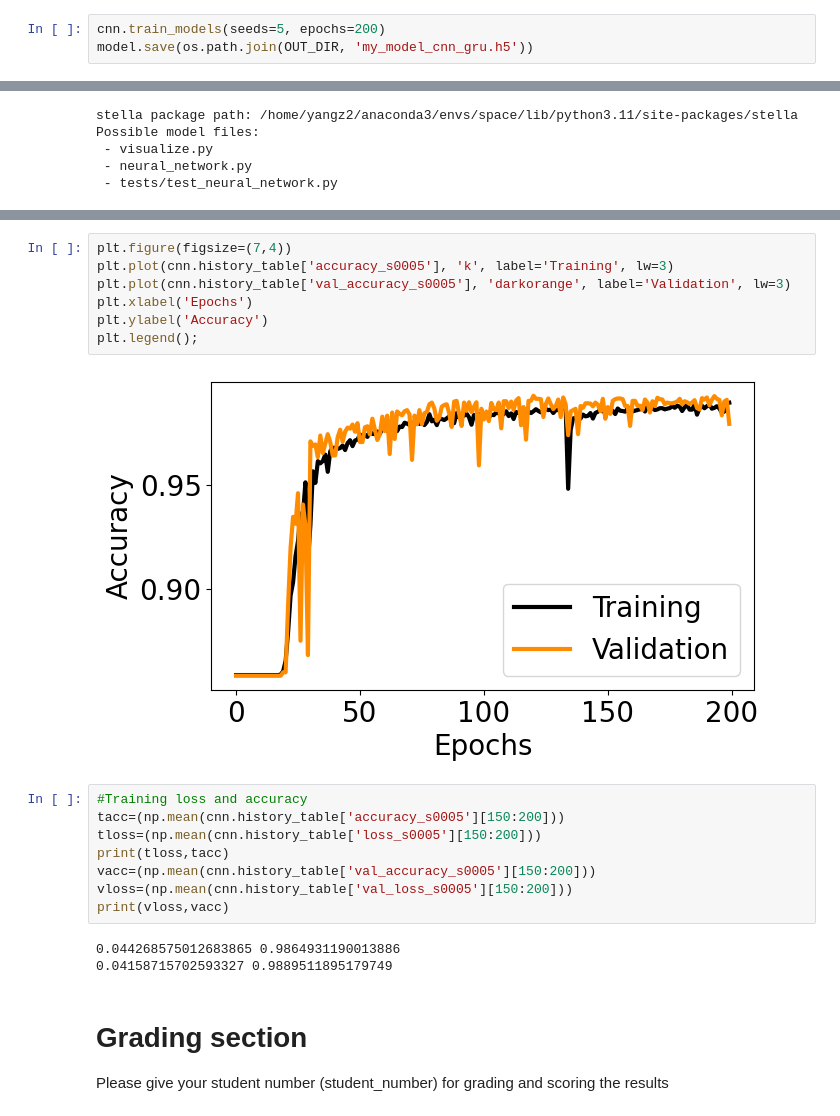
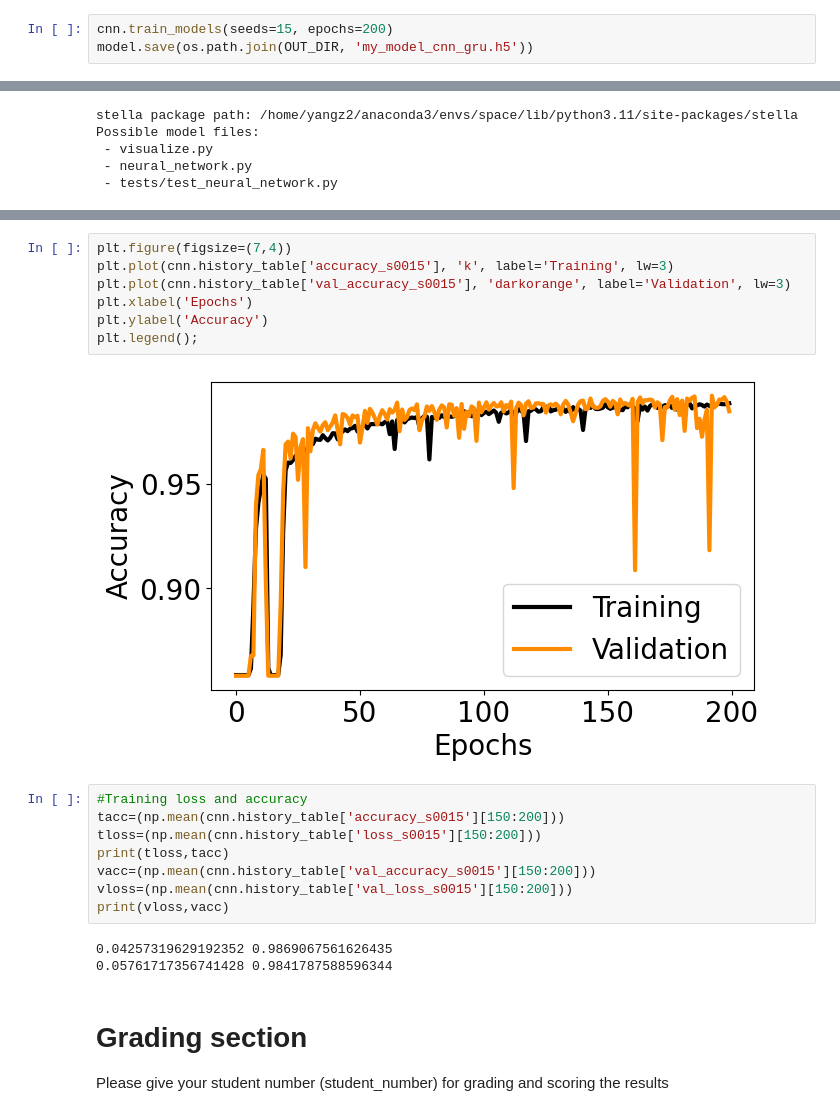
Before and after one commit to yzy1997/space_universe, a Jupyter notebook: Assign3/buildCNN_new.ipynb, the cells around one changed output, grey strips where cells are left out. Cells and saved outputs as stored; diff of their text form.

```diff
--- a/Assign3/buildCNN_new.ipynb
+++ b/Assign3/buildCNN_new.ipynb
@@ -147,7 +170,7 @@ cnn = stella.ConvNN(output_dir=OUT_DIR, ds=ds, optimizer='Adam', layers=model.la
 # %% [markdown]
 Training the model
 # %%
-cnn.train_models(seeds=5, epochs=200)
+cnn.train_models(seeds=15, epochs=200)
 model.save(os.path.join(OUT_DIR, 'my_model_cnn_gru.h5'))
 # %% [output]
 Model: "sequential"
@@ -316,23 +339,23 @@ plt.legend();
 # %%
 plt.figure(figsize=(7,4))
-plt.plot(cnn.history_table['accuracy_s0005'], 'k', label='Training', lw=3)
-plt.plot(cnn.history_table['val_accuracy_s0005'], 'darkorange', label='Validation', lw=3)
+plt.plot(cnn.history_table['accuracy_s0015'], 'k', label='Training', lw=3)
+plt.plot(cnn.history_table['val_accuracy_s0015'], 'darkorange', label='Validation', lw=3)
 plt.xlabel('Epochs')
 plt.ylabel('Accuracy')
 plt.legend();
 # %% [output]
-[figure, old version]
+[figure, new version]
 # %%
 #Training loss and accuracy
-tacc=(np.mean(cnn.history_table['accuracy_s0005'][150:200]))
-tloss=(np.mean(cnn.history_table['loss_s0005'][150:200]))
+tacc=(np.mean(cnn.history_table['accuracy_s0015'][150:200]))
+tloss=(np.mean(cnn.history_table['loss_s0015'][150:200]))
 print(tloss,tacc)
-vacc=(np.mean(cnn.history_table['val_accuracy_s0005'][150:200]))
-vloss=(np.mean(cnn.history_table['val_loss_s0005'][150:200]))
+vacc=(np.mean(cnn.history_table['val_accuracy_s0015'][150:200]))
+vloss=(np.mean(cnn.history_table['val_loss_s0015'][150:200]))
 print(vloss,vacc)
 # %% [output]
-0.044268575012683865 0.9864931190013886
-0.04158715702593327 0.9889511895179749
+0.04257319629192352 0.9869067561626435
+0.05761717356741428 0.9841787588596344
 # %% [markdown]
 Grading section
 ===============
```
Also changed, not shown: parts of 10 cells of this notebook.
